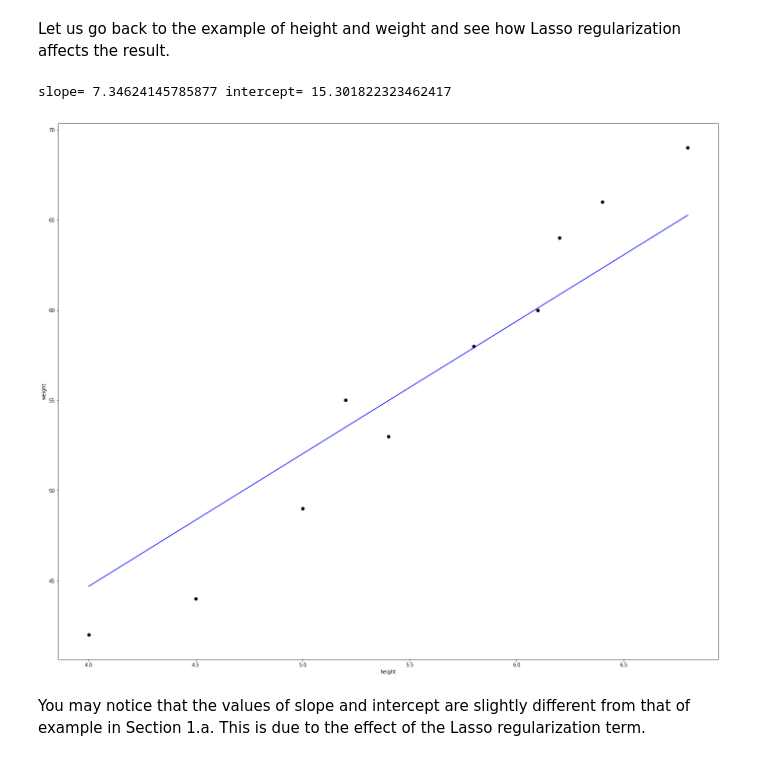
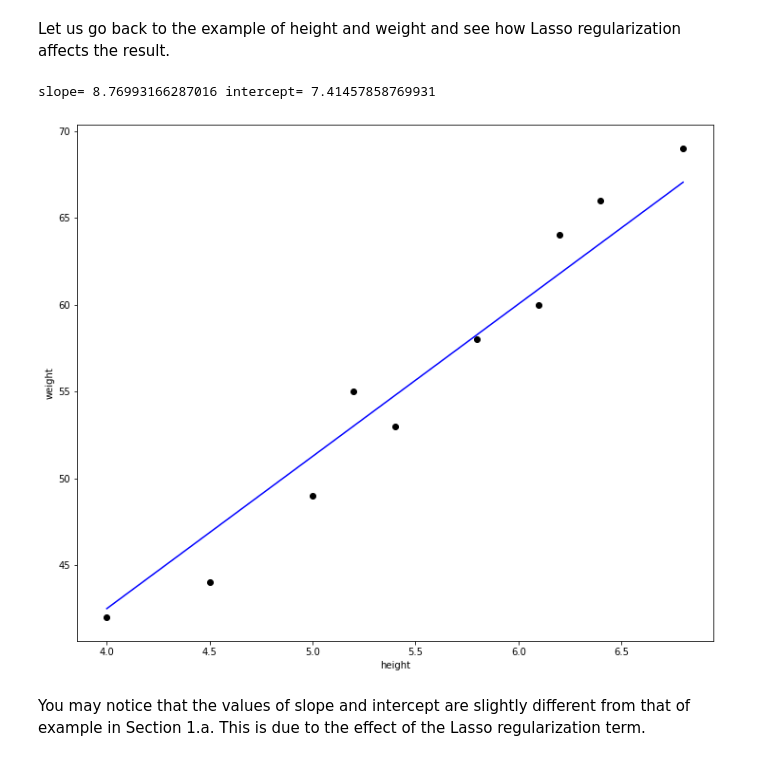
Before and after one commit to GMDennis/09_04_linear_regression, a Jupyter notebook: Linear Regression.ipynb, the cells around one changed output. Cells and saved outputs as stored; diff of their text form; code cells hidden in the pictures.

```diff
--- a/Linear Regression.ipynb
+++ b/Linear Regression.ipynb
@@ -11,7 +11,7 @@ from sklearn.metrics import mean_squared_error, r2_score
 from sklearn.model_selection import train_test_split
 from sklearn.datasets import load_boston
 %matplotlib inline
-rcParams['figure.figsize'] = 24, 20
+rcParams['figure.figsize'] = 12, 10
 
 # Tip: if you want the generated figure to be large, re-run this cell before the beginning of every exercise.
 # %% [markdown]
@@ -315,29 +298,29 @@ Let us go back to the example of height and weight and see how Lasso regularizat
 # %%
 # Example: Predicting relationship between height and weight using Lasso regression
 height=[[4.0],[4.5],[5.0],[5.2],[5.4],[5.8],[6.1],[6.2],[6.4],[6.8]]
 weight=[  42 ,  44 , 49, 55  , 53  , 58   , 60  , 64  ,  66 ,  69]
 
 # Define the Linear Regression object
-reg=Lasso(alpha=2)
+reg=Lasso()
 
 # Fit the Lasso Linear Regresison model on our dataset
 reg.fit(height,weight)
 
 # Print slope and intercept
 a=reg.coef_[0]
 b=reg.intercept_
 print("slope=",a, "intercept=",b)
 
 # Plot the result
 plt.scatter(height,weight,color='black')
 predicted_values = [reg.coef_ * i + reg.intercept_ for i in height]
 plt.plot(height, predicted_values, 'b')
 plt.xlabel("height")
 plt.ylabel("weight")
 plt.show()
 # %% [output]
-slope= 7.34624145785877 intercept= 15.301822323462417
+slope= 8.76993166287016 intercept= 7.41457858769931
-[figure, old version]
+[figure, new version]
 # %% [markdown]
 You may notice that the values of slope and intercept are slightly different from that of example in Section 1.a. This is due to the effect of the Lasso regularization term.
 # %% [markdown]
```
Also changed, not shown: parts of 13 cells of this notebook, 7 other files.
